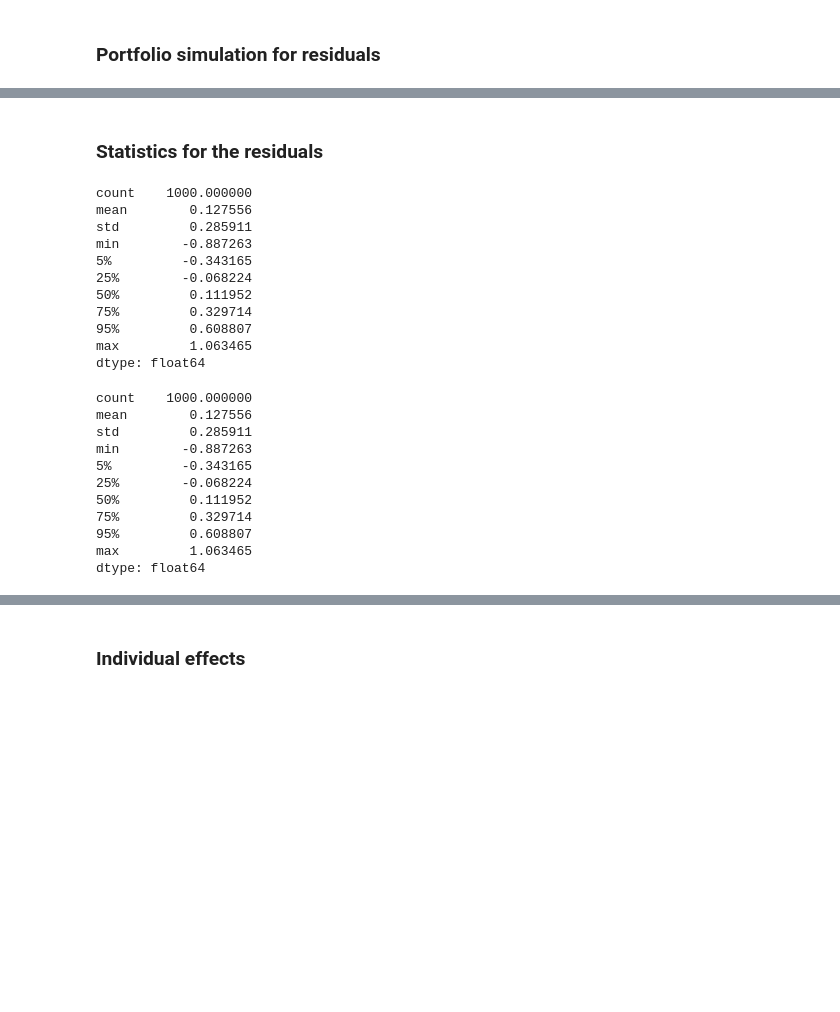
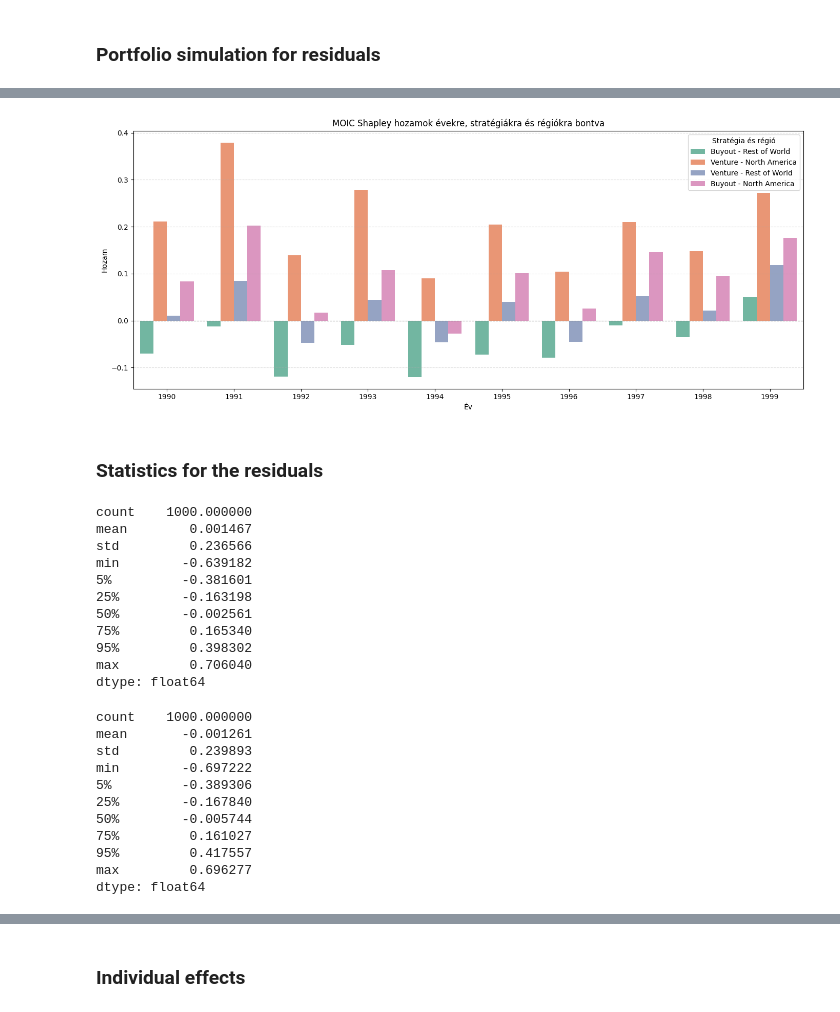
Before and after one commit to kelali01/szakdolgozat, a Jupyter notebook: shapley_test.ipynb, the cells around one changed output, grey strips where cells are left out. Drawn from its saved outputs; the diff is of its cells as text; code cells hidden in the pictures; blank space fills up the shorter version.

```diff
--- a/shapley_test.ipynb
+++ b/shapley_test.ipynb
@@ -385,36 +441,61 @@ plt.show()
+# %%
+df = pd.DataFrame(
+    [(year, strategy, geo, value) for (year, strategy, geo), value in shapley_moic_results_1000.items()],
+    columns=["Year", "Strategy", "Geography", "Value"]
+)
+
+# Combine Strategy and Geography for clearer bar groups
+df["Group"] = df["Strategy"] + " - " + df["Geography"]
+
+# Plot
+plt.figure(figsize=(14, 6))
+sns.barplot(data=df, x="Year", y="Value", hue="Group", palette="Set2")  # No edgecolor = no black lines
+
+plt.title("MOIC Shapley hozamok évekre, stratégiákra és régiókra bontva")
+plt.xlabel("Év")
+plt.ylabel("Hozam")
+plt.axhline(0, color='gray', linestyle='--', linewidth=0.8)
+plt.legend(title="Stratégia és régió")
+plt.grid(axis='y', linestyle='--', alpha=0.4)
+plt.tight_layout()
+plt.savefig("moic_shapley_ind.pdf", format='pdf', bbox_inches='tight')
+
+plt.show()
+# %% [output]
+[figure, added]
 # %%
 # plt.bar(range(len(shapley_moic_results)), shapley_moic_results.values(), color='blue', alpha=0.7, edgecolor='black')
 # plt.show()
 # %% [markdown]
 ### Statistics for the residuals
 # %%
-s_moic_50 = pd.Series(moic_residual_50)
+s_moic_50 = pd.Series(moic_residual_500)
 print(s_moic_50.describe(percentiles=[.05, .25, .5, .75, .95]))
 # %% [output]
 count    1000.000000
-mean        0.127556
-std         0.285911
-min        -0.887263
-5%         -0.343165
-25%        -0.068224
-50%         0.111952
-75%         0.329714
-95%         0.608807
-max         1.063465
+mean        0.001467
+std         0.236566
+min        -0.639182
+5%         -0.381601
+25%        -0.163198
+50%        -0.002561
+75%         0.165340
+95%         0.398302
+max         0.706040
 dtype: float64
 # %%
-s_moic_100 =pd.Series(moic_residual_100)
+s_moic_100 =pd.Series(moic_residual_1000)
 print(s_moic_100.describe(percentiles=[.05, .25, .5, .75, .95]))
 # %% [output]
 count    1000.000000
-mean        0.127556
-std         0.285911
-min        -0.887263
-5%         -0.343165
-25%        -0.068224
-50%         0.111952
-75%         0.329714
-95%         0.608807
-max         1.063465
+mean       -0.001261
+std         0.239893
+min        -0.697222
+5%         -0.389306
+25%        -0.167840
+50%        -0.005744
+75%         0.161027
+95%         0.417557
+max         0.696277
 dtype: float64
 # %%
```
Also changed, not shown: parts of 36 cells of this notebook, 10 other files.
